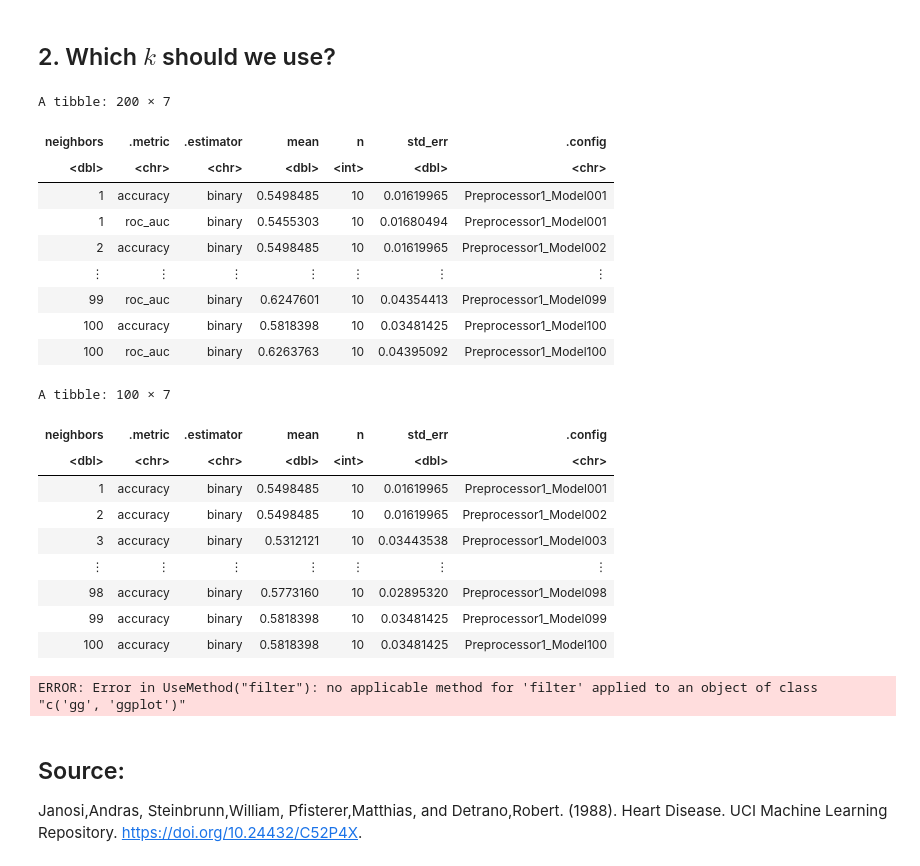
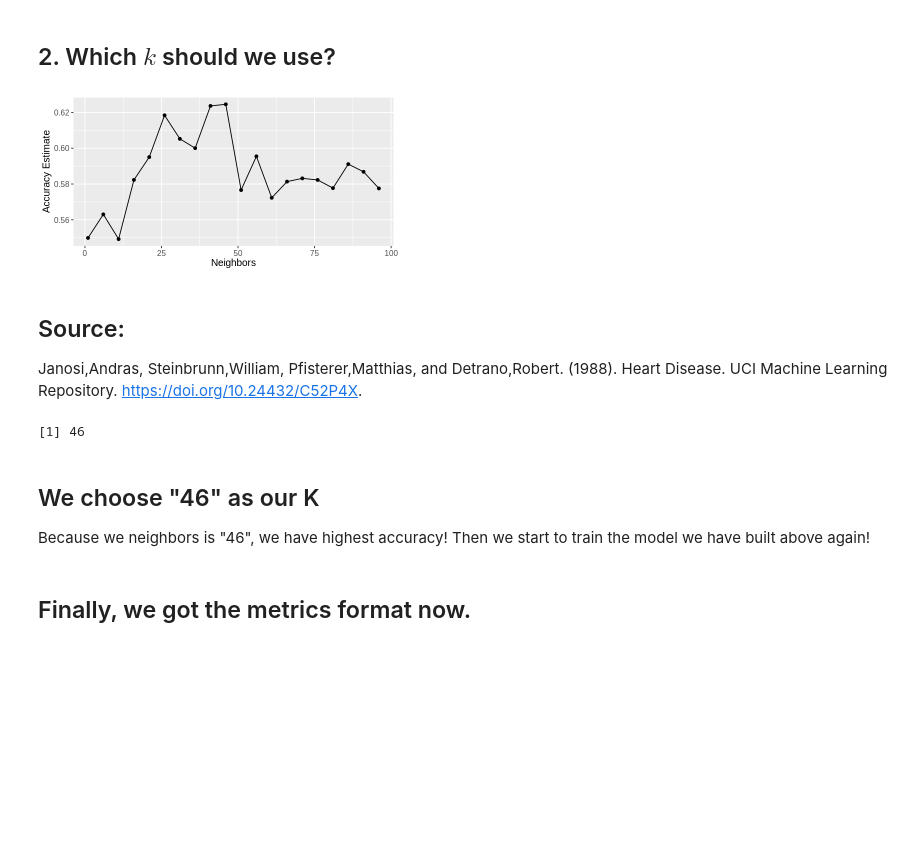
Before and after one commit to dawon020411/dsci-project-004, a Jupyter notebook: copy_heart_data.ipynb, the cells around one changed output. Saved outputs shown, nothing was run; the diff lists cells and outputs as text; code cells hidden in the pictures; blank space fills up the shorter version.

```diff
--- a/copy_heart_data.ipynb
+++ b/copy_heart_data.ipynb
@@ -255,61 +255,53 @@ set.seed(9999)
 
 knn_recipe<-recipe(diagnosis~age+cholesterol, data = heart_data_training) |>
    step_scale(all_predictors()) |>
    step_center(all_predictors())
 
 knn_model<-nearest_neighbor(weight_func = "rectangular",neighbors = tune())|>
    set_engine("kknn") |>
    set_mode("classification")
 
 knn_vfold <- vfold_cv(heart_data_training,v=10, strata=diagnosis)
 
-# grid_vals<-tibble(neighbors=c(1:100))
-k_vals <- tibble(neighbors = seq(from = 1, to = 100, by = 1))
+
+k_vals <- tibble(neighbors = seq(from = 1, to = 100, by = 5))
 knn_results <- workflow()|>
       add_recipe(knn_recipe)|>
       add_model(knn_model)|>
       tune_grid(resamples = knn_vfold, grid = k_vals) |>
   collect_metrics()
-knn_results
+# knn_results
 
 
 accuracies<-knn_results|>
 filter(.metric=="accuracy")
 
-accuracies
+# accuracies
 
 
 accuracy_vs_k <- ggplot(accuracies, aes(x = neighbors, y = mean)) +
   geom_point() +
   geom_line() +
   labs(x = "Neighbors", y = "Accuracy Estimate") +
   theme(text = element_text(size = 12))
 
-best_k<-accuracy_vs_k|>
-filter(mean>0.625)
-best_k
+
+accuracy_vs_k
 # %% [output]
-A tibble: 200 × 7
-| neighbors | .metric | .estimator | mean | n | std_err | .config |
-| <dbl> | <chr> | <chr> | <dbl> | <int> | <dbl> | <chr> |
-| 1 | accuracy | binary | 0.5498485 | 10 | 0.01619965 | Preprocessor1_Model001 |
-| 1 | roc_auc | binary | 0.5455303 | 10 | 0.01680494 | Preprocessor1_Model001 |
-| 2 | accuracy | binary | 0.5498485 | 10 | 0.01619965 | Preprocessor1_Model002 |
-| ⋮ | ⋮ | ⋮ | ⋮ | ⋮ | ⋮ | ⋮ |
-| 99 | roc_auc | binary | 0.6247601 | 10 | 0.04354413 | Preprocessor1_Model099 |
-| 100 | accuracy | binary | 0.5818398 | 10 | 0.03481425 | Preprocessor1_Model100 |
-| 100 | roc_auc | binary | 0.6263763 | 10 | 0.04395092 | Preprocessor1_Model100 |
-A tibble: 100 × 7
-| neighbors | .metric | .estimator | mean | n | std_err | .config |
-| <dbl> | <chr> | <chr> | <dbl> | <int> | <dbl> | <chr> |
-| 1 | accuracy | binary | 0.5498485 | 10 | 0.01619965 | Preprocessor1_Model001 |
-| 2 | accuracy | binary | 0.5498485 | 10 | 0.01619965 | Preprocessor1_Model002 |
-| 3 | accuracy | binary | 0.5312121 | 10 | 0.03443538 | Preprocessor1_Model003 |
-| ⋮ | ⋮ | ⋮ | ⋮ | ⋮ | ⋮ | ⋮ |
-| 98 | accuracy | binary | 0.5773160 | 10 | 0.02895320 | Preprocessor1_Model098 |
-| 99 | accuracy | binary | 0.5818398 | 10 | 0.03481425 | Preprocessor1_Model099 |
-| 100 | accuracy | binary | 0.5818398 | 10 | 0.03481425 | Preprocessor1_Model100 |
-ERROR: Error in UseMethod("filter"): no applicable method for 'filter' applied to an object of class "c('gg', 'ggplot')"
+[figure, added]
 # %% [markdown]
 ## Source:
 Janosi,Andras, Steinbrunn,William, Pfisterer,Matthias, and Detrano,Robert. (1988). Heart Disease. UCI Machine Learning Repository. https://doi.org/10.24432/C52P4X.
+# %%
+best_k <- accuracies |>
+            arrange(desc(mean)) |>
+            slice(1)|>
+            select(neighbors)|>
+            pull()
+best_k
+# %% [output]
+[1] 46
+# %% [markdown]
+## We choose "46" as our K ##
+
+Because we neighbors is "46", we have highest accuracy! Then we start to train the model we have built above again!
@@ -315,0 +331,2 @@ Janosi,Andras, Steinbrunn,William, Pfisterer,Matthias, and Detrano,Robert. (1988
+# %% [markdown]
+## Finally, we got the metrics format now. ##
```
Also changed, not shown: parts of 2 cells of this notebook.
